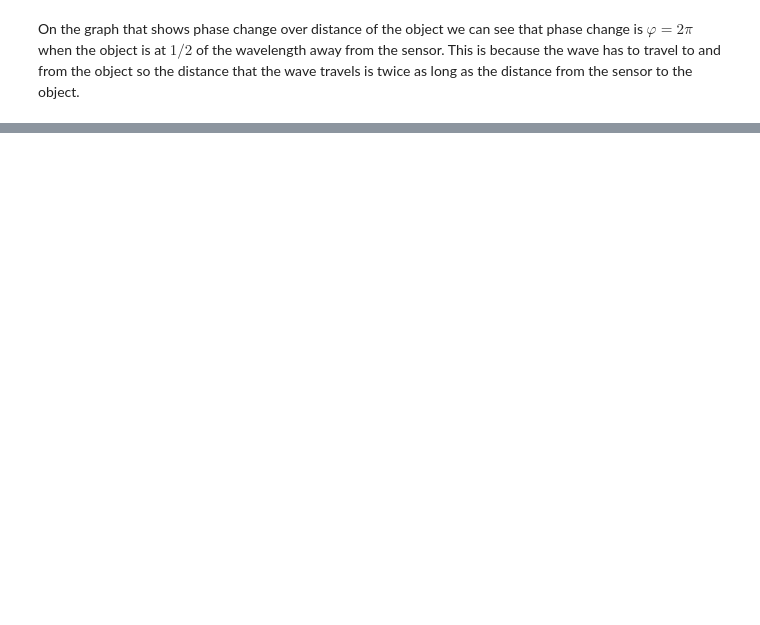
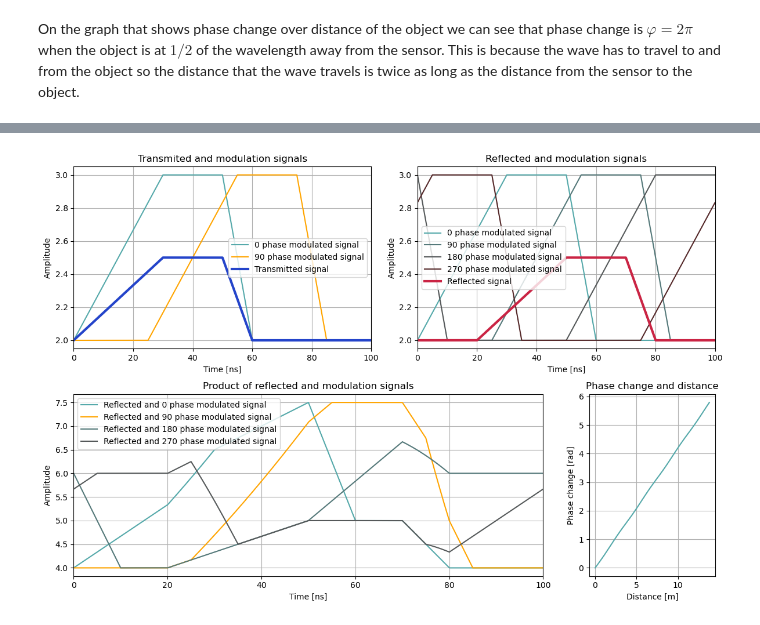
Before and after one commit to Phillip225/itof-naloga, a Jupyter notebook: src/itof.ipynb, the cells around one changed output, grey strips where cells are left out. Cells and saved outputs as stored; diff of their text form; code cells hidden in the pictures; blank space fills up the shorter version.

```diff
--- a/src/itof.ipynb
+++ b/src/itof.ipynb
@@ -193,0 +273,9 @@ plot_signals(sim=True, part=2)
+# %%
+ramp_up = 0.3
+ramp_down = 0.1
+high = 0.2
+low = 0.4
+
+plot_signals(sim=True, part=3)
+# %% [output]
+[figure, added]
```
Also changed, not shown: parts of 13 cells of this notebook, 2 other files.
